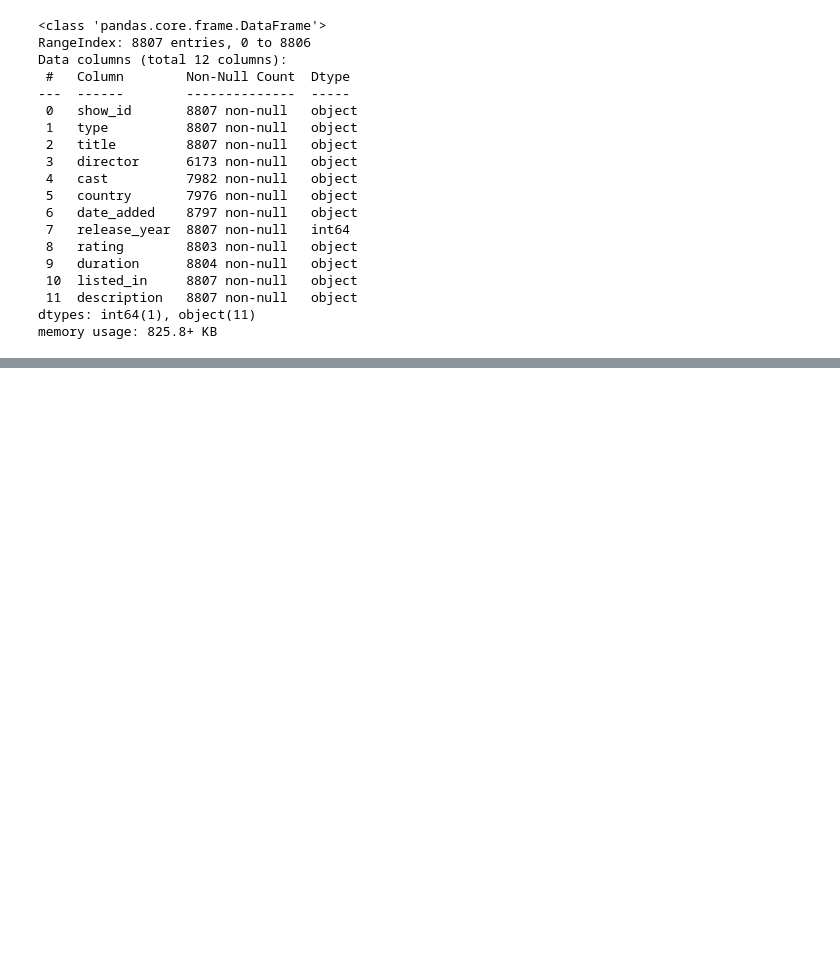
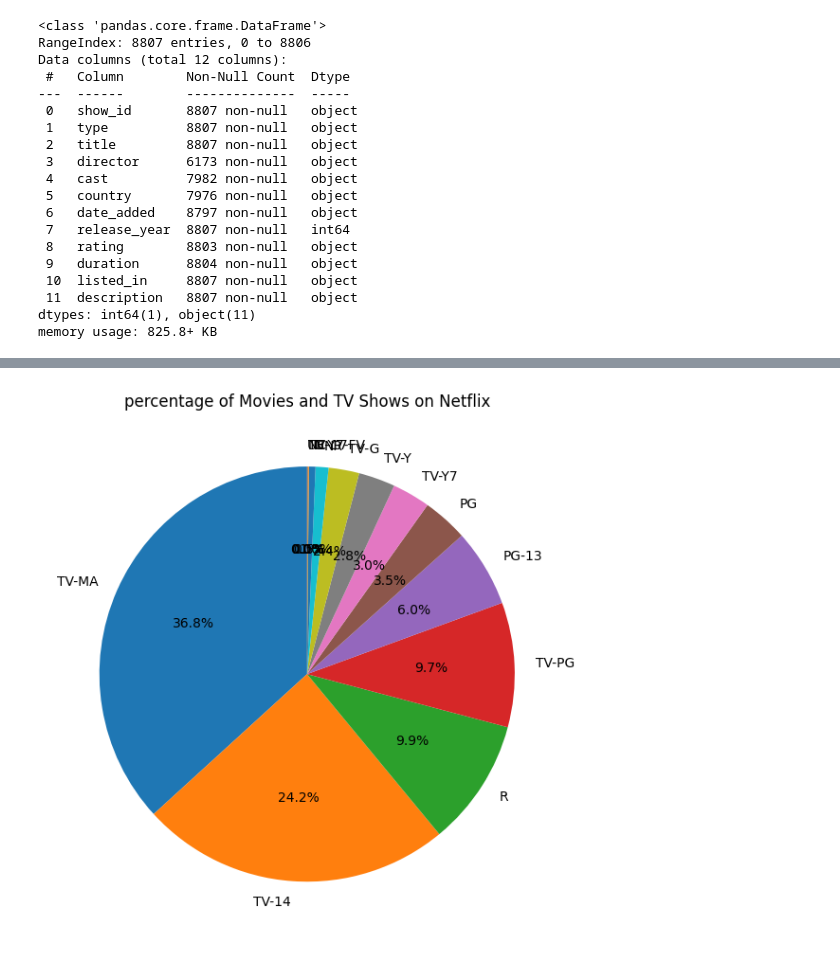
Before and after one commit to Saicharanraju0099/data-science, a Jupyter notebook: 10 - DATA ANALYSIS WITH PYTHON/10.5.1 - Netflix Dataset Visualization.ipynb, the cells around one changed output, grey strips where cells are left out. Drawn from its saved outputs; the diff is of its cells as text; code cells hidden in the pictures; blank space fills up the shorter version.

```diff
--- a/10 - DATA ANALYSIS WITH PYTHON/10.5.1 - Netflix Dataset Visualization.ipynb
+++ b/10 - DATA ANALYSIS WITH PYTHON/10.5.1 - Netflix Dataset Visualization.ipynb
@@ -37,0 +50,12 @@ netflix_data = netflix_data.dropna(['type','release_year','rating','duration','c
+# %%
+rating_count = netflix_data['rating'].value_counts()
+plt.figure(figsize=(8,6))
+plt.pie(rating_count,labels=rating_count.index,autopct='%1.1f%%',startangle=90)
+plt.title('percentage of Movies and TV Shows on Netflix')
+
+plt.tight_layout()
+plt.savefig('rating_distribution.png')
+
+plt.show()
+# %% [output]
+[figure, added]
```
Also changed, not shown: parts of 5 cells of this notebook, 6 other files.
